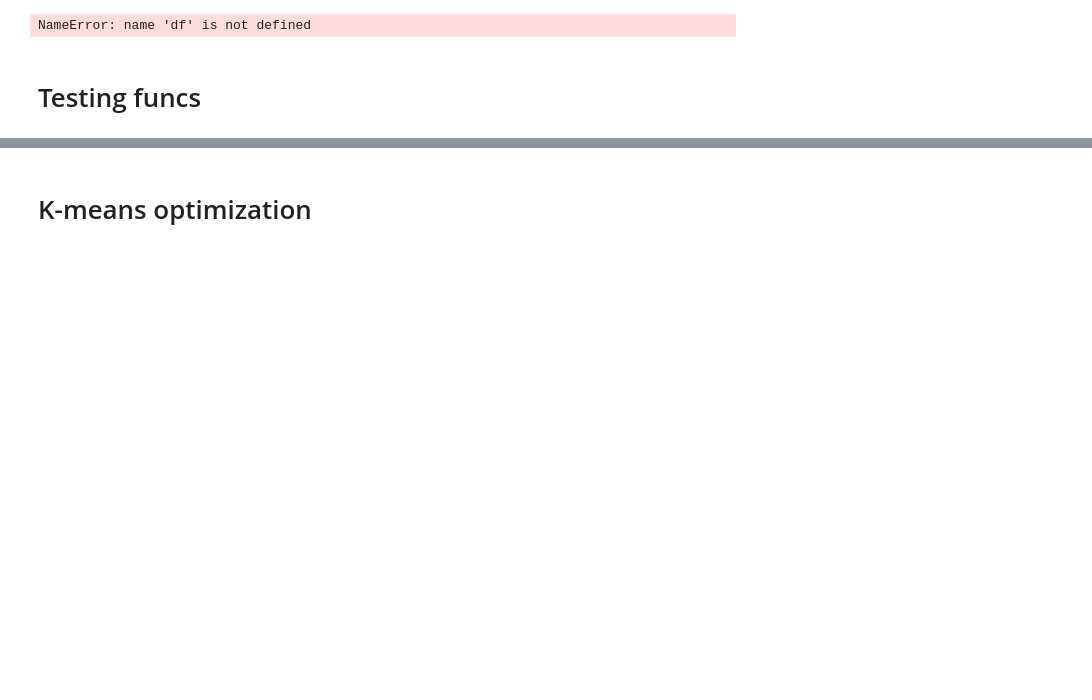
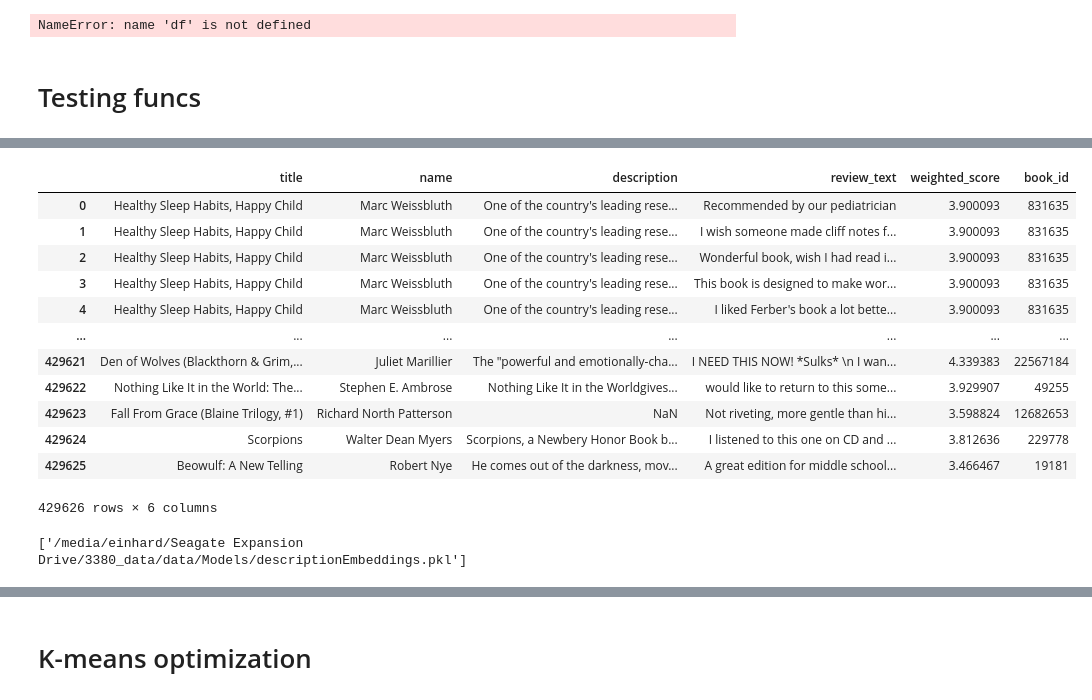
Before and after one commit to Einhard6176/3380, a Jupyter notebook: Models/samples.ipynb, the cells around one changed output, grey strips where cells are left out. Saved outputs shown, nothing was run; the diff lists cells and outputs as text; code cells hidden in the pictures; blank space fills up the shorter version.

```diff
--- a/Models/samples.ipynb
+++ b/Models/samples.ipynb
@@ -360,0 +404,18 @@ I liked it. Got pretty violent though.
+# %%
+books_and_reviews = pd.merge(reviews, books, on='book_id')[['title', 'name','description','review_text', 'weighted_score','book_id']]
+# %%
+books_and_reviews
+# %% [output]
+|  | title | name | description | review_text | weighted_score | book_id |
+| 0 | Healthy Sleep Habits, Happy Child | Marc Weissbluth | One of the country's leading rese... | Recommended by our pediatrician | 3.900093 | 831635 |
+| 1 | Healthy Sleep Habits, Happy Child | Marc Weissbluth | One of the country's leading rese... | I wish someone made cliff notes f... | 3.900093 | 831635 |
+| 2 | Healthy Sleep Habits, Happy Child | Marc Weissbluth | One of the country's leading rese... | Wonderful book, wish I had read i... | 3.900093 | 831635 |
+| 3 | Healthy Sleep Habits, Happy Child | Marc Weissbluth | One of the country's leading rese... | This book is designed to make wor... | 3.900093 | 831635 |
+| 4 | Healthy Sleep Habits, Happy Child | Marc Weissbluth | One of the country's leading rese... | I liked Ferber's book a lot bette... | 3.900093 | 831635 |
+| ... | ... | ... | ... | ... | ... | ... |
+| 429621 | Den of Wolves (Blackthorn & Grim,... | Juliet Marillier | The "powerful and emotionally-cha... | I NEED THIS NOW! *Sulks* \n I wan... | 4.339383 | 22567184 |
+| 429622 | Nothing Like It in the World: The... | Stephen E. Ambrose | Nothing Like It in the Worldgives... | would like to return to this some... | 3.929907 | 49255 |
+| 429623 | Fall From Grace (Blaine Trilogy, #1) | Richard North Patterson | NaN | Not riveting, more gentle than hi... | 3.598824 | 12682653 |
+| 429624 | Scorpions | Walter Dean Myers | Scorpions, a Newbery Honor Book b... | I listened to this one on CD and ... | 3.812636 | 229778 |
+| 429625 | Beowulf: A New Telling | Robert Nye | He comes out of the darkness, mov... | A great edition for middle school... | 3.466467 | 19181 |
+429626 rows × 6 columns
@@ -360,0 +426,5 @@ I liked it. Got pretty violent though.
+# %%
+descriptions_array = np.array(descriptions_vectorized)
+joblib.dump(descriptions_array, f'/media/einhard/Seagate Expansion Drive/3380_data/data/Models/descriptionEmbeddings.pkl')
+# %% [output]
+['/media/einhard/Seagate Expansion Drive/3380_data/data/Models/descriptionEmbeddings.pkl']
```
Also changed, not shown: parts of 9 cells of this notebook, 4 other files.
